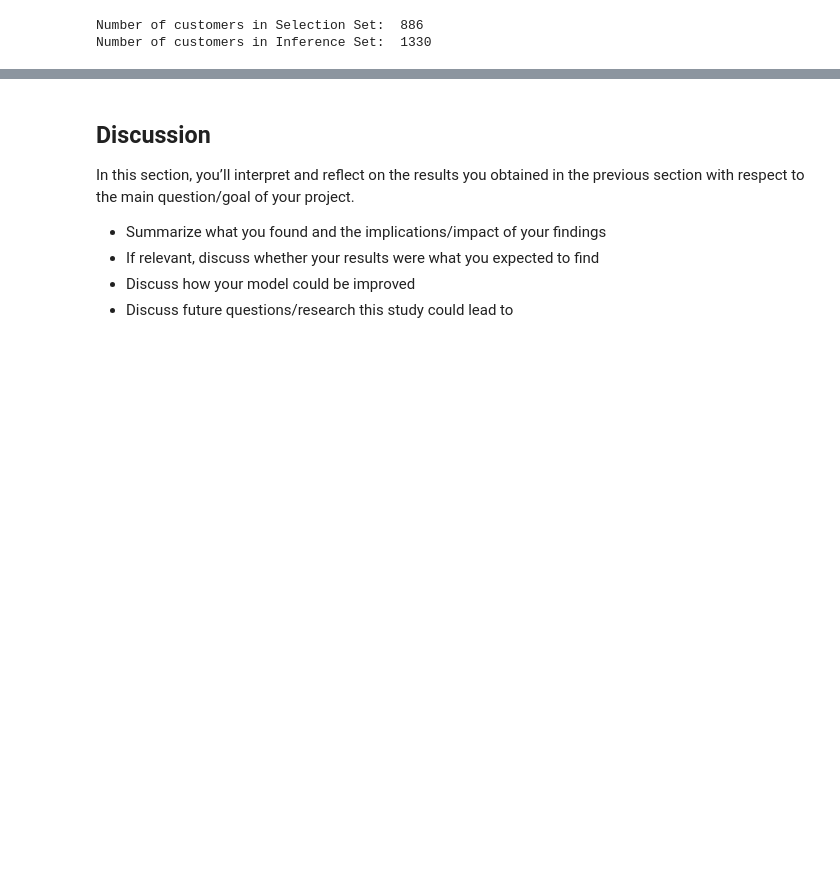
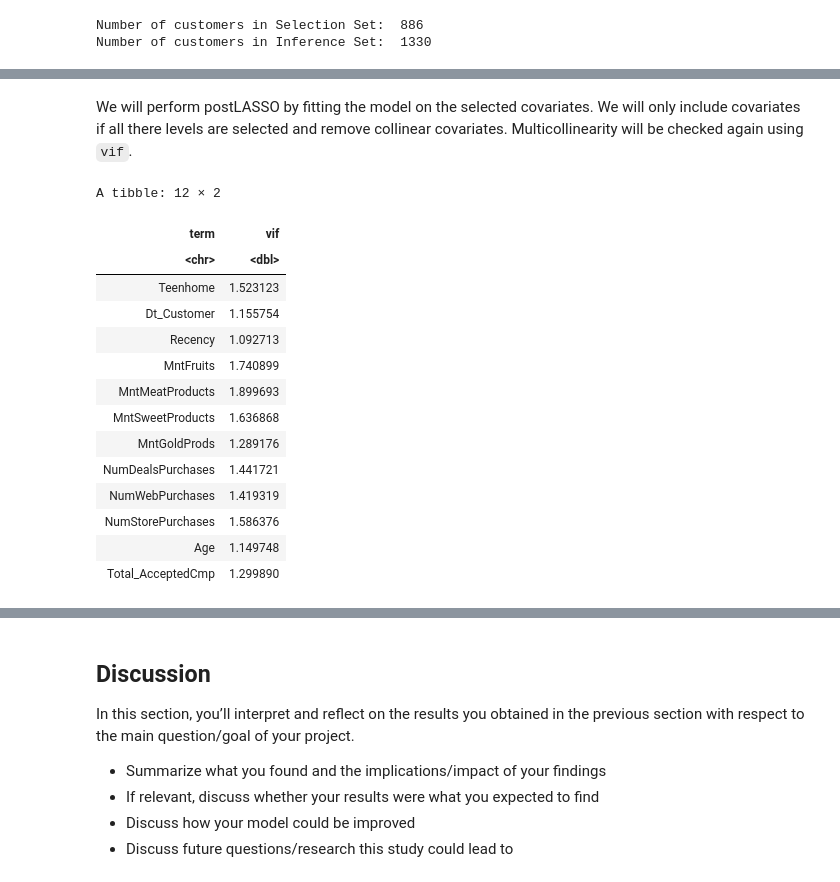
Before and after one commit to nelsonli2323/STAT-301-Project, a Jupyter notebook: Final_Report.ipynb, the cells around one changed output, grey strips where cells are left out. Cells and saved outputs as stored; diff of their text form; code cells hidden in the pictures; blank space fills up the shorter version.

```diff
--- a/Final_Report.ipynb
+++ b/Final_Report.ipynb
@@ -404,0 +401,29 @@ Number of Fisher Scoring iterations: 6
+# %% [markdown]
+We will perform postLASSO by fitting the model on the selected covariates. We will only include covariates if all there levels are selected and remove collinear covariates. Multicollinearity will be checked again using `vif`.
+# %%
+# Fitting the LASSO selected covariates on the inference_set
+inf_LASSO_model <- glm(Response ~ Teenhome + Dt_Customer + Recency + MntFruits + MntMeatProducts +
+                       MntSweetProducts + MntGoldProds + NumDealsPurchases + NumWebPurchases +
+                       NumStorePurchases + Age + Total_AcceptedCmp,
+                       data = inference_set,
+                       family = "binomial")
+
+# Checking multicollinearity
+LASSO_vif <- tibble(term = names(vif(inf_LASSO_model)), vif = vif(inf_LASSO_model))
+LASSO_vif
+# %% [output]
+A tibble: 12 × 2
+| term | vif |
+| <chr> | <dbl> |
+| Teenhome | 1.523123 |
+| Dt_Customer | 1.155754 |
+| Recency | 1.092713 |
+| MntFruits | 1.740899 |
+| MntMeatProducts | 1.899693 |
+| MntSweetProducts | 1.636868 |
+| MntGoldProds | 1.289176 |
+| NumDealsPurchases | 1.441721 |
+| NumWebPurchases | 1.419319 |
+| NumStorePurchases | 1.586376 |
+| Age | 1.149748 |
+| Total_AcceptedCmp | 1.299890 |
```
Also changed, not shown: parts of 24 cells of this notebook.
